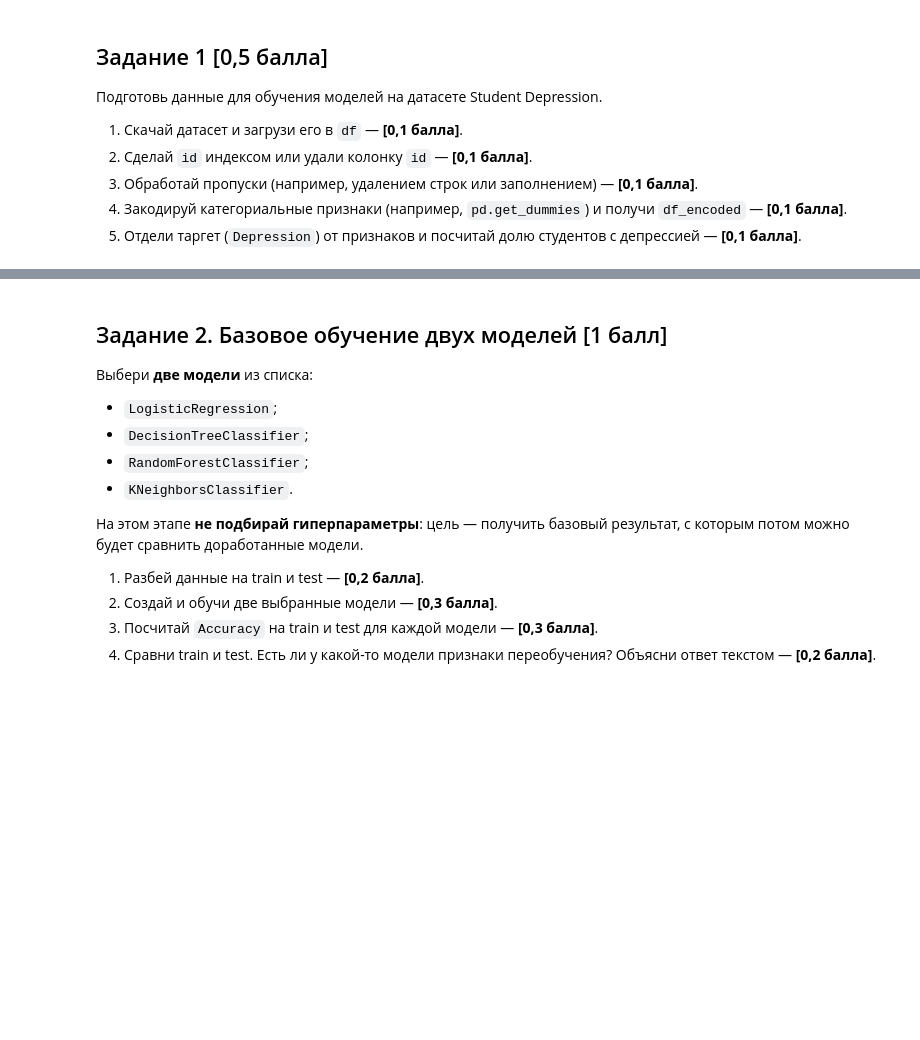
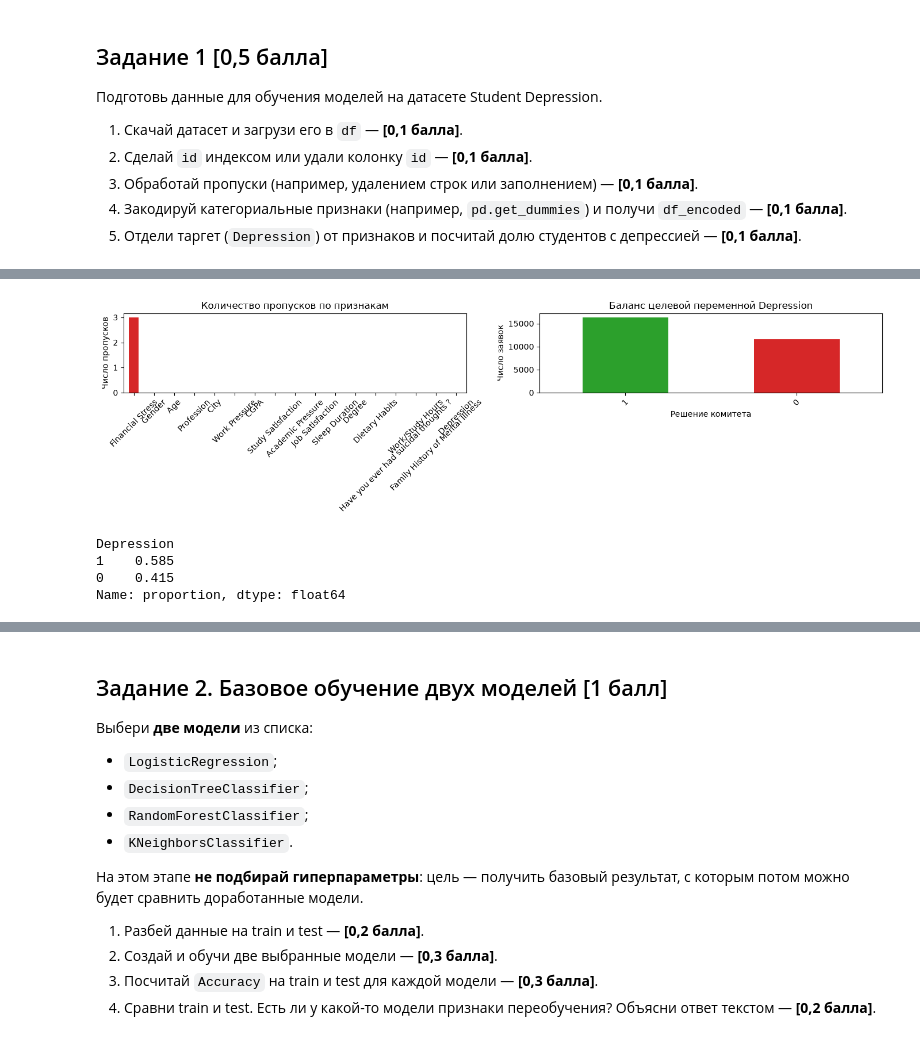
Before and after one commit to pxc1984/competitive-py, a Jupyter notebook: ai/Неделя_3_Введение_в_ИИ_Основной_уровень_ДЗ.ipynb, the cells around one changed output, grey strips where cells are left out. Drawn from its saved outputs; the diff is of its cells as text; code cells hidden in the pictures; blank space fills up the shorter version.

```diff
--- a/ai/Неделя_3_Введение_в_ИИ_Основной_уровень_ДЗ.ipynb
+++ b/ai/Неделя_3_Введение_в_ИИ_Основной_уровень_ДЗ.ipynb
@@ -96,14 +96,6 @@ To: /home/igor/dev/competitive-py/ai/Student Depression Dataset.csv
 # Напиши код здесь
 df = pd.read_csv("Student Depression Dataset.csv")
 df = df.set_index("id")
-for col in df.columns:
-    if not is_numeric_dtype(df[col]):
-        print(f"скипаем {col} с {len(df[col].isna())} Nan-ами")
-        continue
-    df[col] = df[col].fillna(df[col].mean())
-# оно вот пишет что скипает неимоверное количество Nan-ов: при этом в датасете всего 1 ',,'
-df_encoded = ...
-
-# Отдели признаки от таргета
-X, y = ...
+print(df.shape)
+df.head()
 # %% [output]
@@ -118,0 +149,20 @@ TypeError: cannot unpack non-iterable ellipsis object
+# %%
+fig, axes = plt.subplots(1, 2, figsize=(14, 4))
+df.isna().sum().sort_values(ascending=False).plot.bar(ax=axes[0], color="tab:red")
+axes[0].set_title("Количество пропусков по признакам")
+axes[0].set_ylabel("Число пропусков")
+df["Depression"].value_counts().plot.bar(ax=axes[1], color=["tab:green", "tab:red"])
+axes[1].set_title("Баланс целевой переменной Depression")
+axes[1].set_xlabel("Решение комитета")
+axes[1].set_ylabel("Число заявок")
+for ax in axes:
+    ax.tick_params(axis="x", rotation=45)
+plt.tight_layout()
+plt.show()
+print(df["Depression"].value_counts(normalize=True).round(3))
+# %% [output]
+[figure, added]
+Depression
+1    0.585
+0    0.415
+Name: proportion, dtype: float64
```
Also changed, not shown: parts of 7 cells of this notebook, 9 other files.
